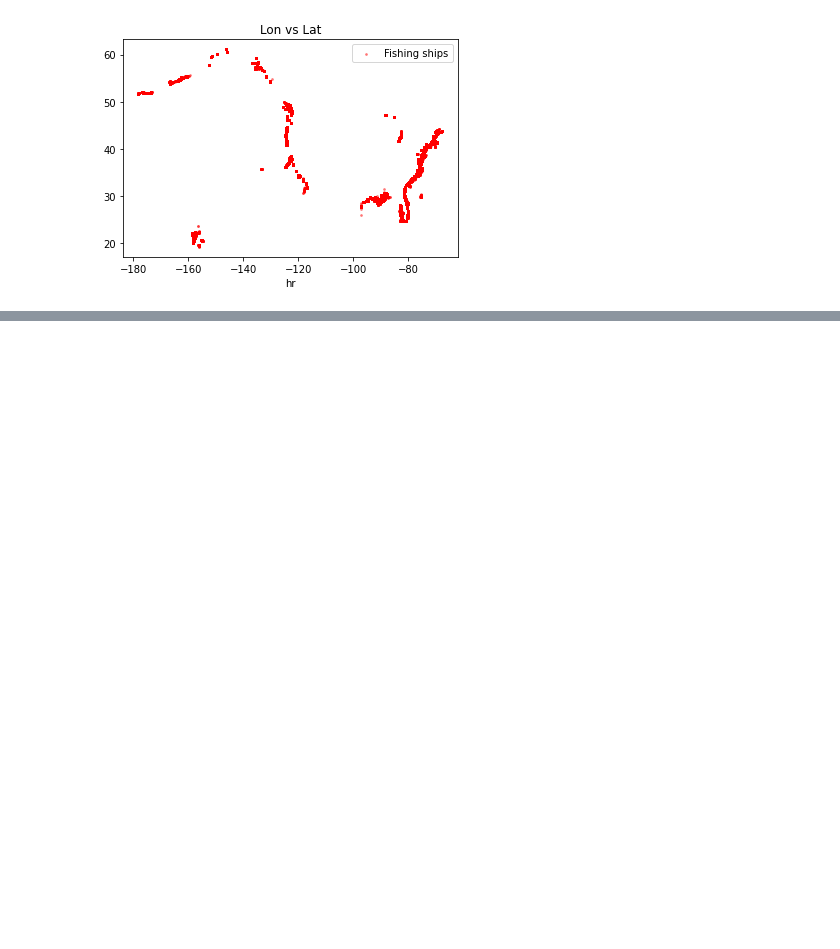
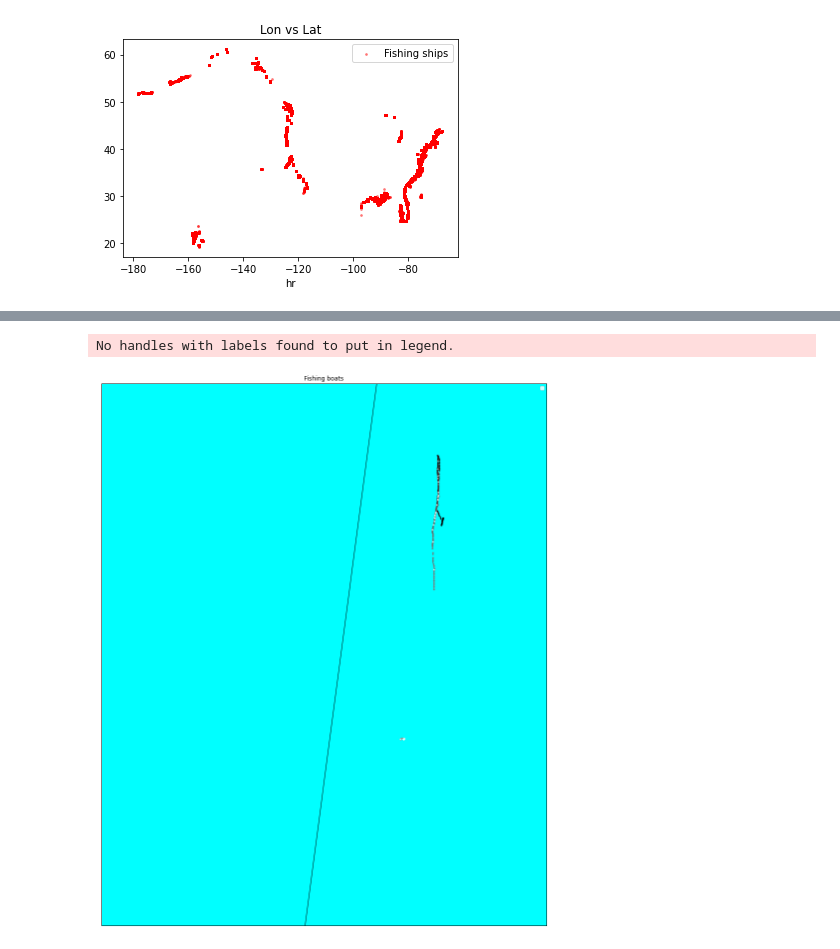
Before and after one commit to asean-india-hackathon-team-4/data-visualization, a Jupyter notebook: US Coast Guard Dataset/Visualizing Single Day Data.ipynb, the cells around one changed output, grey strips where cells are left out. Saved outputs shown, nothing was run; the diff lists cells and outputs as text; code cells hidden in the pictures; blank space fills up the shorter version.

```diff
--- a/US Coast Guard Dataset/Visualizing Single Day Data.ipynb
+++ b/US Coast Guard Dataset/Visualizing Single Day Data.ipynb
@@ -94,0 +153,41 @@ plt.show()
+# %%
+# llcrnrlat,llcrnrlon,urcrnrlat,urcrnrlon
+# are the lat/lon values of the lower left and upper right corners
+# of the map.
+# resolution = 'c' means use crude resolution coastlines.
+
+plt.figure(figsize=(20, 20))
+
+m = Basemap(projection='mill',llcrnrlat=llat,urcrnrlat=ulat,\
+            llcrnrlon=llon,urcrnrlon=ulon,resolution='c')
+m.drawcoastlines()
+# m.fillcontinents(color='orange',lake_color='aqua')
+
+# draw parallels and meridians.
+m.drawparallels(np.arange(-90.,91.,30.))
+m.drawmeridians(np.arange(-180.,181.,60.))
+m.drawmapboundary(fill_color='aqua')
+
+lat_array = ship_x['LAT']
+lon_array = ship_x['LON']
+total = len(lat_array)
+for i, pos in enumerate(zip(lon_array, lat_array)):
+    color_value = math.floor(np.interp(i, [0, total], [0, 255]))
+    color_value = hex(color_value).split('x')[-1].upper()
+    if len(color_value) == 1:
+        color_value = '0' + color_value
+
+    color_value = '#' + (3 * color_value)
+    x, y = pos
+    x, y = m(x, y)
+    m.scatter(x, y, color=color_value, marker='D', s=math.pi)
+
+plt.title("Fishing boats")
+plt.legend()
+plt.show()
+
+# Download the Map
+# plt.savefig("ExampleMap.png", dpi=300)
+# %% [output]
+No handles with labels found to put in legend.
+[figure, added]
```
Also changed, not shown: parts of 7 cells of this notebook, 1 other file.
